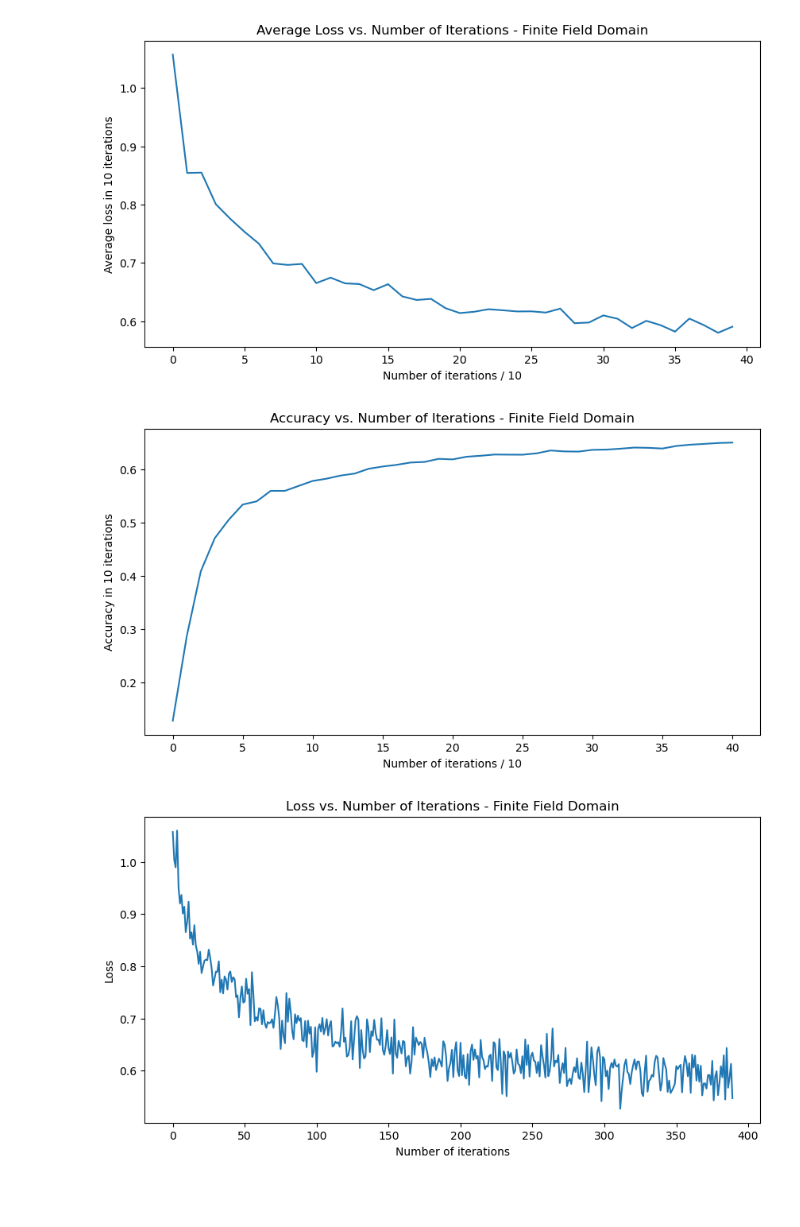
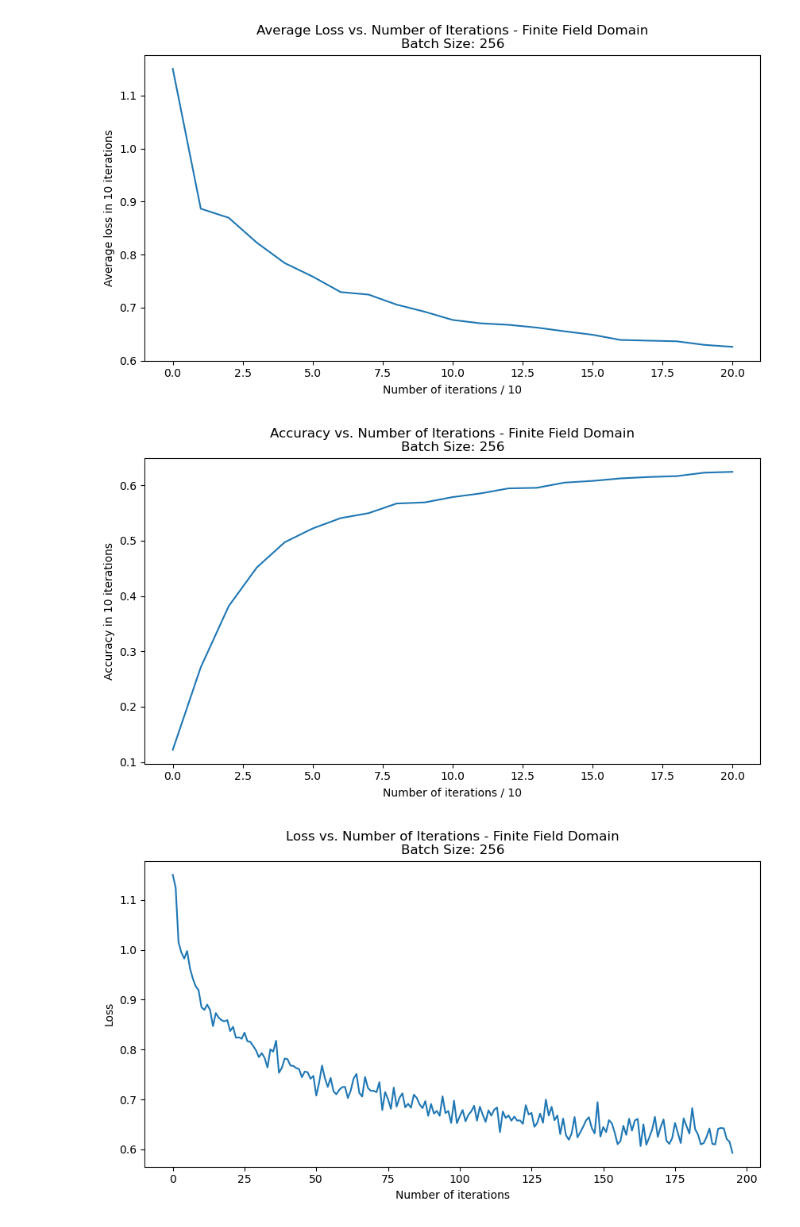
Before and after one commit to gulerlab/finite-field-nn, a Jupyter notebook: plots/plot_from_saved_data.ipynb, the cells around one changed output. Cells and saved outputs as stored; diff of their text form; code cells hidden in the pictures; blank space fills up the shorter version.

Commit message:
plot updates

```diff
--- a/plots/plot_from_saved_data.ipynb
+++ b/plots/plot_from_saved_data.ipynb
@@ -2,16 +2,16 @@
 import numpy as np
 import matplotlib.pyplot as plt
 # %%
-with open('./params/2023520-0111-scaled-int-numpy-vgg-cifar10/running_acc.npy', 'rb') as fp:
+with open('../params/2023520-213027-scaled-int-numpy-vgg-cifar10/running_acc.npy', 'rb') as fp:
     running_acc = np.load(fp)
 
-with open('./params/2023520-0111-scaled-int-numpy-vgg-cifar10/running_loss.npy', 'rb') as fp:
+with open('../params/2023520-213027-scaled-int-numpy-vgg-cifar10/running_loss.npy', 'rb') as fp:
     running_loss = np.load(fp)
 
-with open('./params/2023520-0111-scaled-int-numpy-vgg-cifar10/running_curr_loss.npy', 'rb') as fp:
+with open('../params/2023520-213027-scaled-int-numpy-vgg-cifar10/running_curr_loss.npy', 'rb') as fp:
     running_curr_loss = np.load(fp)
 
-# because of some typo this operation needed
-running_loss[-1] = running_loss[-1] * 10
+# # because of some typo this operation needed
+# running_loss[-1] = running_loss[-1] * 10
 # %%
 plt.figure(figsize=(10, 5))
@@ -44,40 +44,37 @@ plt.show()
 # %%
-with open('./params/2023520-0292-scaled-ff-numpy-vgg-cifar10/running_acc.npy', 'rb') as fp:
+with open('../params/2023520-214235-scaled-ff-numpy-vgg-cifar10/running_acc.npy', 'rb') as fp:
     running_acc = np.load(fp)
 
-with open('./params/2023520-0292-scaled-ff-numpy-vgg-cifar10/running_loss.npy', 'rb') as fp:
+with open('../params/2023520-214235-scaled-ff-numpy-vgg-cifar10/running_loss.npy', 'rb') as fp:
     running_loss = np.load(fp)
 
-with open('./params/2023520-0292-scaled-ff-numpy-vgg-cifar10/running_curr_loss.npy', 'rb') as fp:
+with open('../params/2023520-214235-scaled-ff-numpy-vgg-cifar10/running_curr_loss.npy', 'rb') as fp:
     running_curr_loss = np.load(fp)
-# %%
-# because of some typo this operation needed
-running_loss[-1] = running_loss[-1] * 10
 # %%
 plt.figure(figsize=(10, 5))
-plt.plot(list(range(len(running_loss) - 1)), running_loss[:-1])
+plt.plot(list(range(len(running_loss))), running_loss)
 plt.ylabel('Average loss in 10 iterations')
 plt.xlabel('Number of iterations / 10')
-plt.title('Average Loss vs. Number of Iterations - Finite Field Domain')
-plt.savefig('avg_loss_ff_batch_128_vgg_cifar10.jpg', dpi=300)
+plt.title('Average Loss vs. Number of Iterations - Finite Field Domain\nBatch Size: 256')
+plt.savefig('avg_loss_ff_batch_256_vgg_cifar10.jpg', dpi=300)
 plt.show()
 
 plt.figure(figsize=(10, 5))
 plt.plot(list(range(len(running_acc))), running_acc)
 plt.ylabel('Accuracy in 10 iterations')
 plt.xlabel('Number of iterations / 10')
-plt.title('Accuracy vs. Number of Iterations - Finite Field Domain')
-plt.savefig('acc_ff_batch_128_vgg_cifar10.jpg', dpi=300)
+plt.title('Accuracy vs. Number of Iterations - Finite Field Domain\nBatch Size: 256')
+plt.savefig('acc_ff_batch_256_vgg_cifar10.jpg', dpi=300)
 plt.show()
 
 plt.figure(figsize=(10, 5))
-plt.plot(list(range(len(running_curr_loss) - 1)), running_curr_loss[:-1])
+plt.plot(list(range(len(running_curr_loss))), running_curr_loss)
 plt.ylabel('Loss')
 plt.xlabel('Number of iterations')
-plt.title('Loss vs. Number of Iterations - Finite Field Domain')
-plt.savefig('loss_ff_batch_128_vgg_cifar10.jpg', dpi=300)
+plt.title('Loss vs. Number of Iterations - Finite Field Domain\nBatch Size: 256')
+plt.savefig('loss_ff_batch_256_vgg_cifar10.jpg', dpi=300)
 plt.show()
 # %% [output]
-[figure, old version]
+[figure, new version]
-[figure, old version]
+[figure, new version]
-[figure, old version]
+[figure, new version]
```
Also changed, not shown: parts of 4 cells of this notebook, 28 other files.
